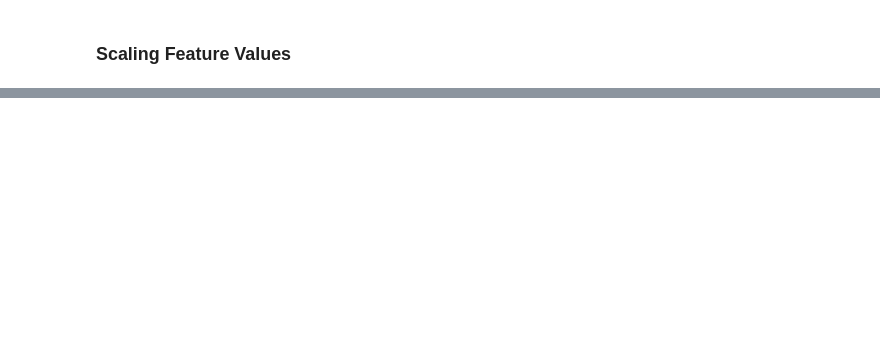
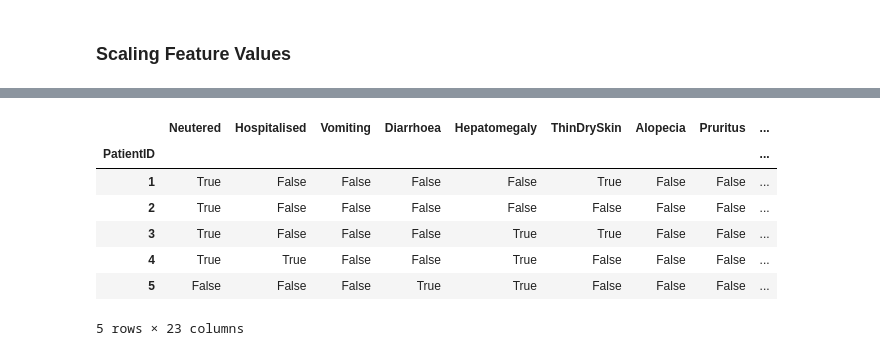
Before and after one commit to Kopixx/Project-4, a Jupyter notebook: logistic_regression_model.ipynb, the cells around one changed output, grey strips where cells are left out. Cells and saved outputs as stored; diff of their text form; code cells hidden in the pictures; blank space fills up the shorter version.

```diff
--- a/logistic_regression_model.ipynb
+++ b/logistic_regression_model.ipynb
@@ -52,12 +53,3 @@ LowBloodSugar               bool
 Hypothyroid                 bool
 CruciateSurgery             bool
 dtype: object
-# %%
-#Change BreedID to object data type
-data_df['BreedID'] = data_df['BreedID'].astype(object)
-
-#Change Diagnosis to object data type
-data_df['Diagnosis'] = data_df['Diagnosis'].astype(object)
-
-#Check data types
-data_df.dtypes
@@ -83,0 +92,19 @@ dtype: object
+# %%
+#Create df of boolean data
+bool_df = data_df.select_dtypes(include='bool')
+bool_df['IncreasedALKP'] = data_df['IncreasedALKP']
+bool_df['IncreasedATL/GGT/AST'] = data_df['IncreasedATL/GGT/AST']
+bool_df['LowUSG'] = data_df['LowUSG']
+bool_df['Proteinuria'] = data_df['Proteinuria']
+bool_df['Diagnosis'] = data_df['Diagnosis']
+
+bool_df.head()
+# %% [output]
+|  | Neutered | Hospitalised | Vomiting | Diarrhoea | Hepatomegaly | ThinDrySkin | Alopecia | Pruritus | ... |
+| PatientID |  |  |  |  |  |  |  |  | ... |
+| 1 | True | False | False | False | False | True | False | False | ... |
+| 2 | True | False | False | False | False | False | False | False | ... |
+| 3 | True | False | False | False | True | True | False | False | ... |
+| 4 | True | True | False | False | True | False | False | False | ... |
+| 5 | False | False | False | True | True | False | False | False | ... |
+5 rows × 23 columns
```
Also changed, not shown: parts of 25 cells of this notebook, 1 other file.
